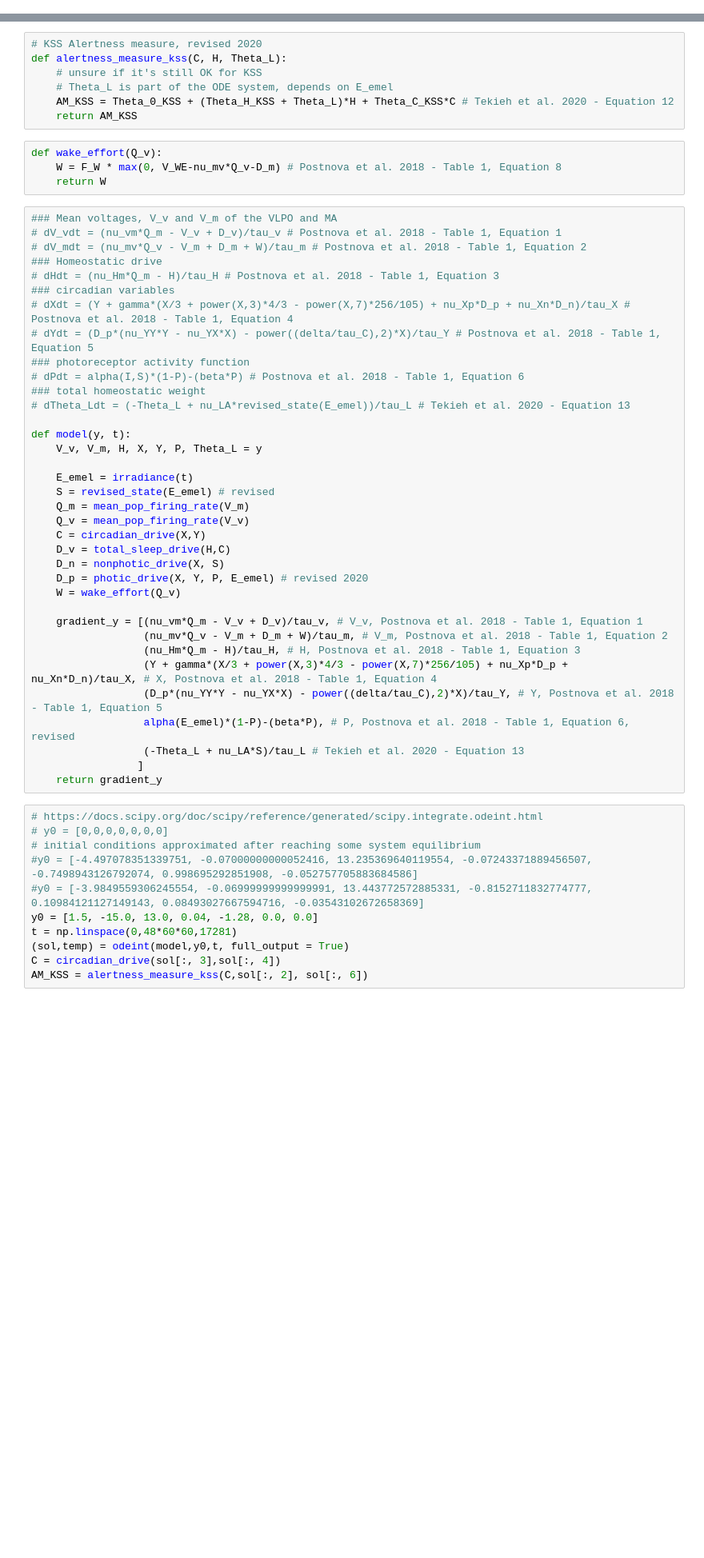
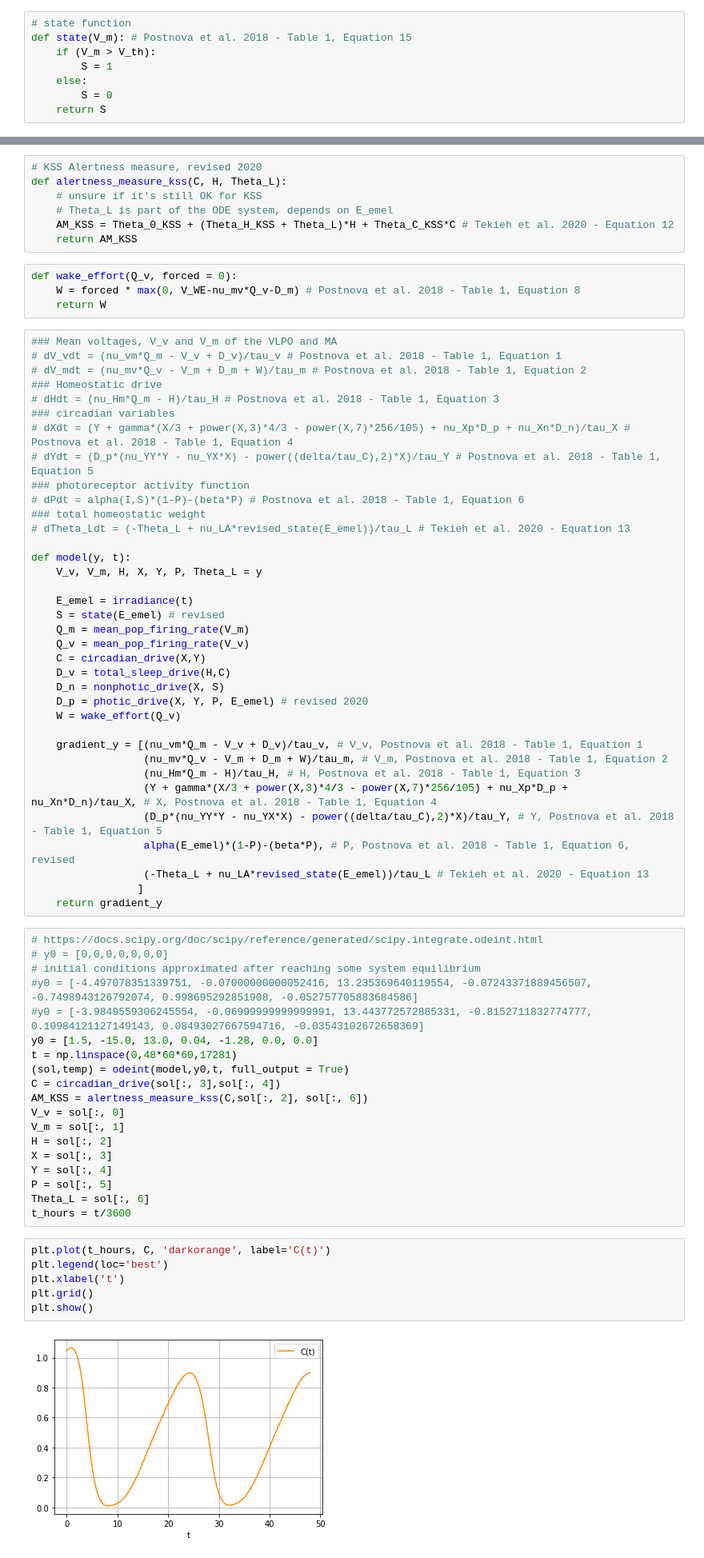
Before and after one commit to adulbrich/arousal-dynamics-model, a Jupyter notebook: draft-2020-model.ipynb, the cells around one changed output, grey strips where cells are left out. Shown at 80% size. Saved outputs shown, nothing was run; the diff lists cells and outputs as text; blank space fills up the shorter version.

```diff
--- a/draft-2020-model.ipynb
+++ b/draft-2020-model.ipynb
@@ -114,6 +116,14 @@ def irradiance(t):
     return E_emel
 
 virradiance = vectorize(irradiance)
+# %%
+# state function
+def state(V_m): # Postnova et al. 2018 - Table 1, Equation 15
+    if (V_m > V_th):
+        S = 1
+    else:
+        S = 0
+    return S
 # %%
 # state function, revised 2020
 def revised_state(E_emel):
@@ -164,8 +174,8 @@ def alertness_measure_kss(C, H, Theta_L):
     AM_KSS = Theta_0_KSS + (Theta_H_KSS + Theta_L)*H + Theta_C_KSS*C # Tekieh et al. 2020 - Equation 12
     return AM_KSS
 # %%
-def wake_effort(Q_v):
-    W = F_W * max(0, V_WE-nu_mv*Q_v-D_m) # Postnova et al. 2018 - Table 1, Equation 8
+def wake_effort(Q_v, forced = 0):
+    W = forced * max(0, V_WE-nu_mv*Q_v-D_m) # Postnova et al. 2018 - Table 1, Equation 8
     return W
 # %%
 ### Mean voltages, V_v and V_m of the VLPO and MA
@@ -185,7 +195,7 @@ def model(y, t):
     V_v, V_m, H, X, Y, P, Theta_L = y
 
     E_emel = irradiance(t)
-    S = revised_state(E_emel) # revised
+    S = state(E_emel) # revised
     Q_m = mean_pop_firing_rate(V_m)
     Q_v = mean_pop_firing_rate(V_v)
     C = circadian_drive(X,Y)
@@ -200,7 +210,7 @@ def model(y, t):
                   (Y + gamma*(X/3 + power(X,3)*4/3 - power(X,7)*256/105) + nu_Xp*D_p + nu_Xn*D_n)/tau_X, # X, Postnova et al. 2018 - Table 1, Equation 4
                   (D_p*(nu_YY*Y - nu_YX*X) - power((delta/tau_C),2)*X)/tau_Y, # Y, Postnova et al. 2018 - Table 1, Equation 5
                   alpha(E_emel)*(1-P)-(beta*P), # P, Postnova et al. 2018 - Table 1, Equation 6, revised
-                  (-Theta_L + nu_LA*S)/tau_L # Tekieh et al. 2020 - Equation 13
+                  (-Theta_L + nu_LA*revised_state(E_emel))/tau_L # Tekieh et al. 2020 - Equation 13
                  ]
     return gradient_y
 # %%
@@ -214,3 +224,19 @@ t = np.linspace(0,48*60*60,17281)
 (sol,temp) = odeint(model,y0,t, full_output = True)
 C = circadian_drive(sol[:, 3],sol[:, 4])
 AM_KSS = alertness_measure_kss(C,sol[:, 2], sol[:, 6])
+V_v = sol[:, 0]
+V_m = sol[:, 1]
+H = sol[:, 2]
+X = sol[:, 3]
+Y = sol[:, 4]
+P = sol[:, 5]
+Theta_L = sol[:, 6]
+t_hours = t/3600
+# %%
+plt.plot(t_hours, C, 'darkorange', label='C(t)')
+plt.legend(loc='best')
+plt.xlabel('t')
+plt.grid()
+plt.show()
+# %% [output]
+[figure, added]
```
Also changed, not shown: parts of 13 cells of this notebook, 3 other files.
